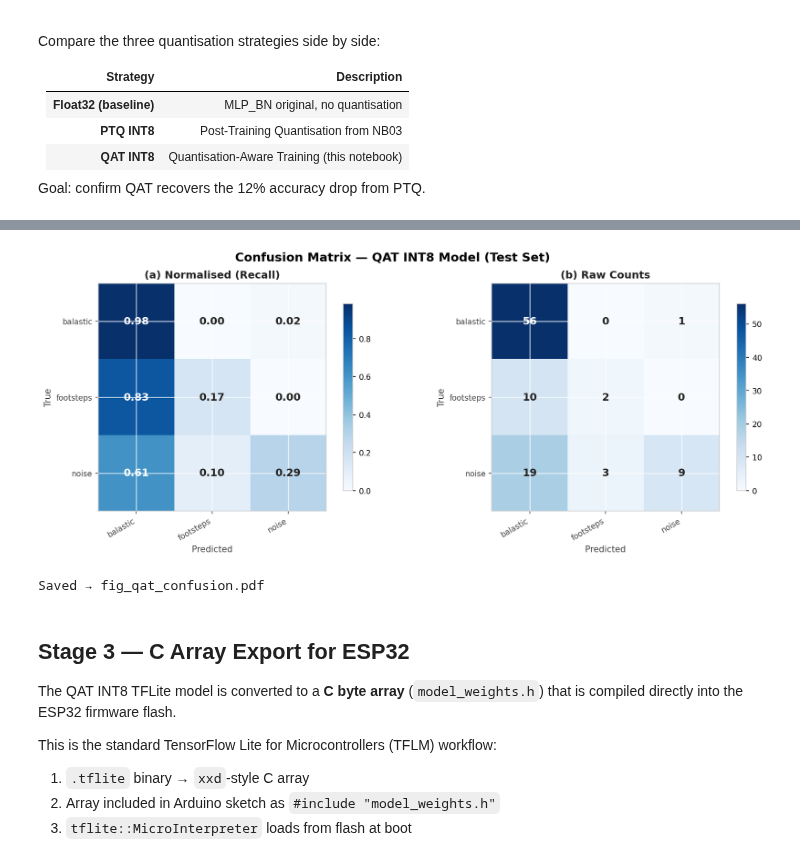
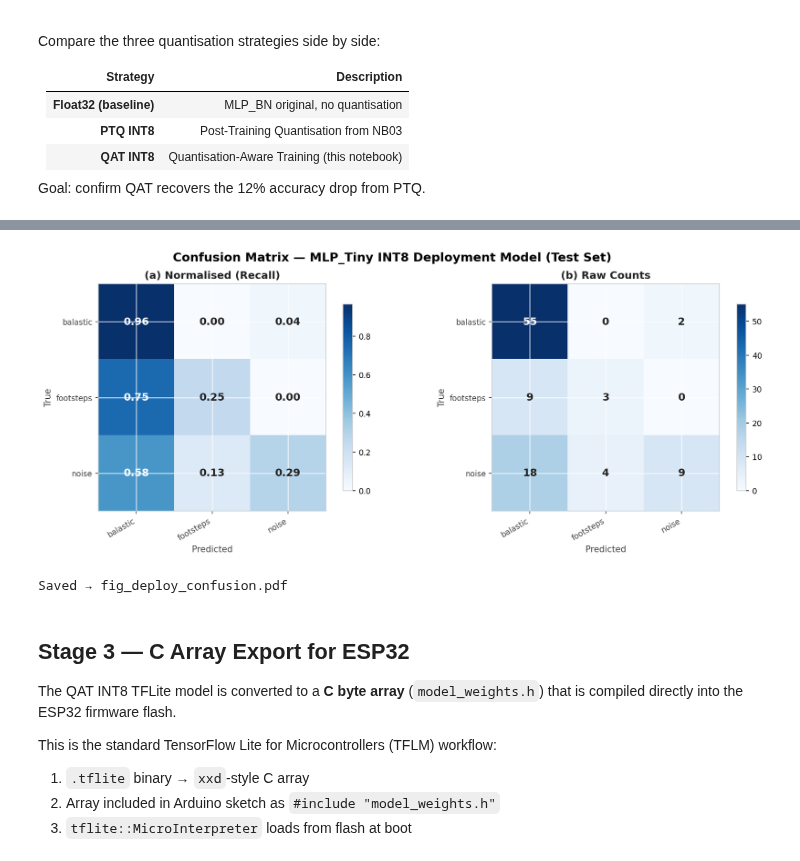
Before and after one commit to prajwal816/BorderIntrusion-Paper, a Jupyter notebook: 04-LoRaProtocol.ipynb, the cells around one changed output, grey strips where cells are left out. Drawn from its saved outputs; the diff is of its cells as text; code cells hidden in the pictures.

```diff
--- a/04-LoRaProtocol.ipynb
+++ b/04-LoRaProtocol.ipynb
@@ -564,39 +600,40 @@ Saved → fig_ptq_vs_qat.pdf
 # %%
 import itertools
 
-cm_qat      = confusion_matrix(y_test, preds_qat_int8)
-cm_qat_norm = cm_qat.astype(float) / cm_qat.sum(axis=1, keepdims=True)
+# preds_int8 comes from Cell 9
+cm_deploy      = confusion_matrix(y_test, preds_int8)
+cm_deploy_norm = cm_deploy.astype(float) / cm_deploy.sum(axis=1, keepdims=True)
 
 fig, axes = plt.subplots(1, 2, figsize=(13, 5))
-fig.suptitle("Confusion Matrix — QAT INT8 Model (Test Set)",
+fig.suptitle("Confusion Matrix — MLP_Tiny INT8 Deployment Model (Test Set)",
              fontsize=14, fontweight="bold")
 
 for ax, data, title, fmt in zip(
         axes,
-        [cm_qat_norm, cm_qat],
+        [cm_deploy_norm, cm_deploy],
         ["(a) Normalised (Recall)", "(b) Raw Counts"],
         [".2f", "d"]):
     im = ax.imshow(data, cmap="Blues", vmin=0, vmax=data.max())
     plt.colorbar(im, ax=ax, shrink=0.82)
     ax.set_xticks(range(N_CLASSES)); ax.set_yticks(range(N_CLASSES))
     ax.set_xticklabels(CLASS_NAMES, rotation=30, ha="right")
     ax.set_yticklabels(CLASS_NAMES)
     ax.set_xlabel("Predicted"); ax.set_ylabel("True")
     ax.set_title(title)
     thresh = data.max() / 2
     for i, j in itertools.product(range(N_CLASSES), range(N_CLASSES)):
         ax.text(j, i, f"{data[i,j]:{fmt}}", ha="center", va="center",
                 fontsize=12, fontweight="bold",
                 color="white" if data[i,j] > thresh else "#222222")
     paper_axes(ax)
 
 plt.tight_layout()
-plt.savefig(f"{FIGURES_PATH}/fig_qat_confusion.pdf")
+plt.savefig(f"{FIGURES_PATH}/fig_deploy_confusion.pdf")
 plt.show()
-print("Saved → fig_qat_confusion.pdf")
+print("Saved → fig_deploy_confusion.pdf")
 # %% [output]
-[figure, old version]
+[figure, new version]
-Saved → fig_qat_confusion.pdf
+Saved → fig_deploy_confusion.pdf
 # %% [markdown]
 ## Stage 3 — C Array Export for ESP32
 
```
Also changed, not shown: parts of 14 cells of this notebook.
